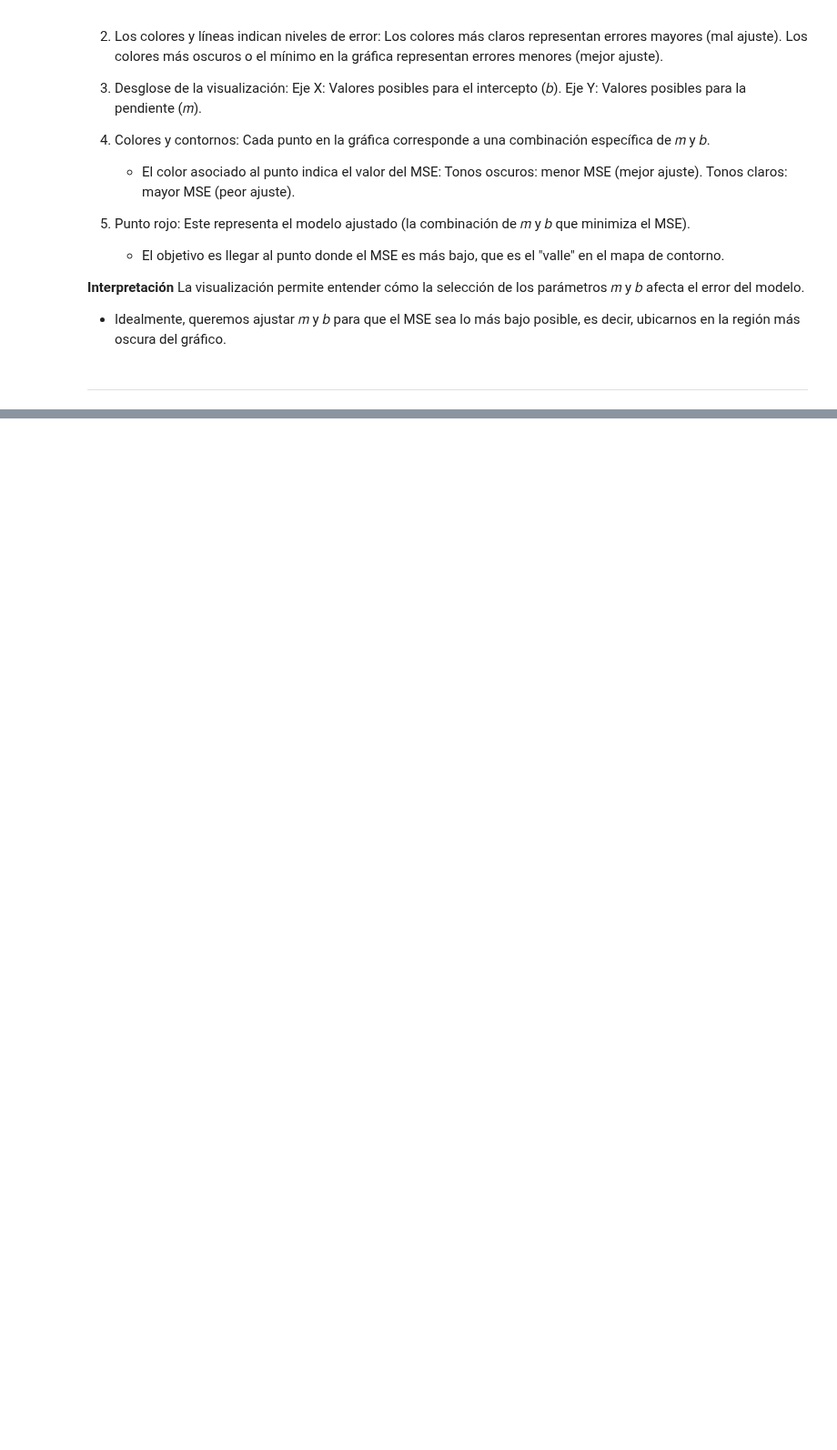
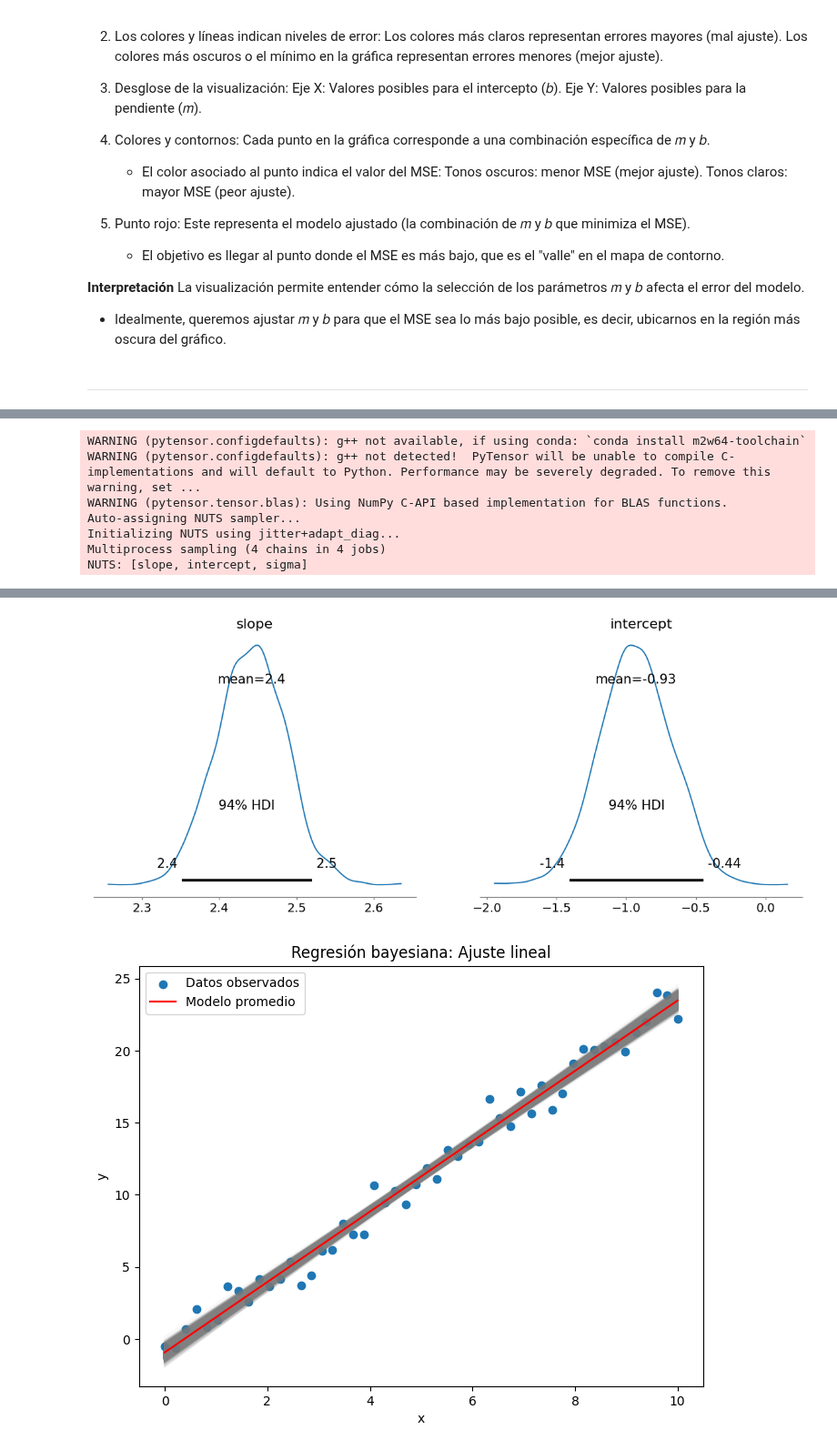
Before and after one commit to DaniCh-Coder/Python-Notes, a Jupyter notebook: ps stats/Corr-Regr/error-cost-func.ipynb, the cells around one changed output, grey strips where cells are left out. Shown at 91% size. Cells and saved outputs as stored; diff of their text form; code cells hidden in the pictures; blank space fills up the shorter version.

```diff
--- a/ps stats/Corr-Regr/error-cost-func.ipynb
+++ b/ps stats/Corr-Regr/error-cost-func.ipynb
@@ -93,0 +123,63 @@ ___________
+# %%
+import pymc as pm
+import numpy as np
+import matplotlib.pyplot as plt
+import arviz as az
+
+# Generar datos simulados
+np.random.seed(42)
+x = np.linspace(0, 10, 50)
+true_slope = 2.5
+true_intercept = -1
+y = true_slope * x + true_intercept + np.random.normal(0, 1, size=len(x))
+
+# Modelo bayesiano
+with pm.Model() as model:
+    # Priors para los parámetros
+    slope = pm.Normal("slope", mu=0, sigma=10)
+    intercept = pm.Normal("intercept", mu=0, sigma=10)
+    sigma = pm.HalfNormal("sigma", sigma=1)
+
+    # Modelo de regresión lineal
+    y_pred = slope * x + intercept
+
+    # Likelihood
+    likelihood = pm.Normal("y", mu=y_pred, sigma=sigma, observed=y)
+
+    # Inferencia
+    trace = pm.sample(1000, return_inferencedata=True, tune=1000, target_accept=0.95)
+
+# Resumen de los resultados
+az.summary(trace, var_names=["slope", "intercept"])
+
+# Graficar distribuciones posteriores
+az.plot_posterior(trace, var_names=["slope", "intercept"])
+plt.show()
+
+# Visualización del ajuste y datos
+plt.figure(figsize=(8, 6))
+plt.scatter(x, y, label="Datos observados")
+x_pred = np.linspace(0, 10, 100)
+for slope_sample, intercept_sample in zip(
+    trace.posterior["slope"].values.flatten(),
+    trace.posterior["intercept"].values.flatten(),
+):
+    plt.plot(x_pred, slope_sample * x_pred + intercept_sample, color="gray", alpha=0.05)
+
+# Graficar el modelo promedio
+mean_slope = trace.posterior["slope"].values.mean()
+mean_intercept = trace.posterior["intercept"].values.mean()
+plt.plot(x_pred, mean_slope * x_pred + mean_intercept, color="red", label="Modelo promedio")
+plt.xlabel("x")
+plt.ylabel("y")
+plt.legend()
+plt.title("Regresión bayesiana: Ajuste lineal")
+plt.show()
+# %% [output]
+WARNING (pytensor.configdefaults): g++ not available, if using conda: `conda install m2w64-toolchain`
+WARNING (pytensor.configdefaults): g++ not detected!  PyTensor will be unable to compile C-implementations and will default to Python. Performance may be severely degraded. To remove this warning, set ...
+WARNING (pytensor.tensor.blas): Using NumPy C-API based implementation for BLAS functions.
+Auto-assigning NUTS sampler...
+Initializing NUTS using jitter+adapt_diag...
+Multiprocess sampling (4 chains in 4 jobs)
+NUTS: [slope, intercept, sigma]
@@ -93,0 +190,2 @@ ___________
+[figure, added]
+[figure, added]
```
Also changed, not shown: parts of 5 cells of this notebook, 1 other file.
